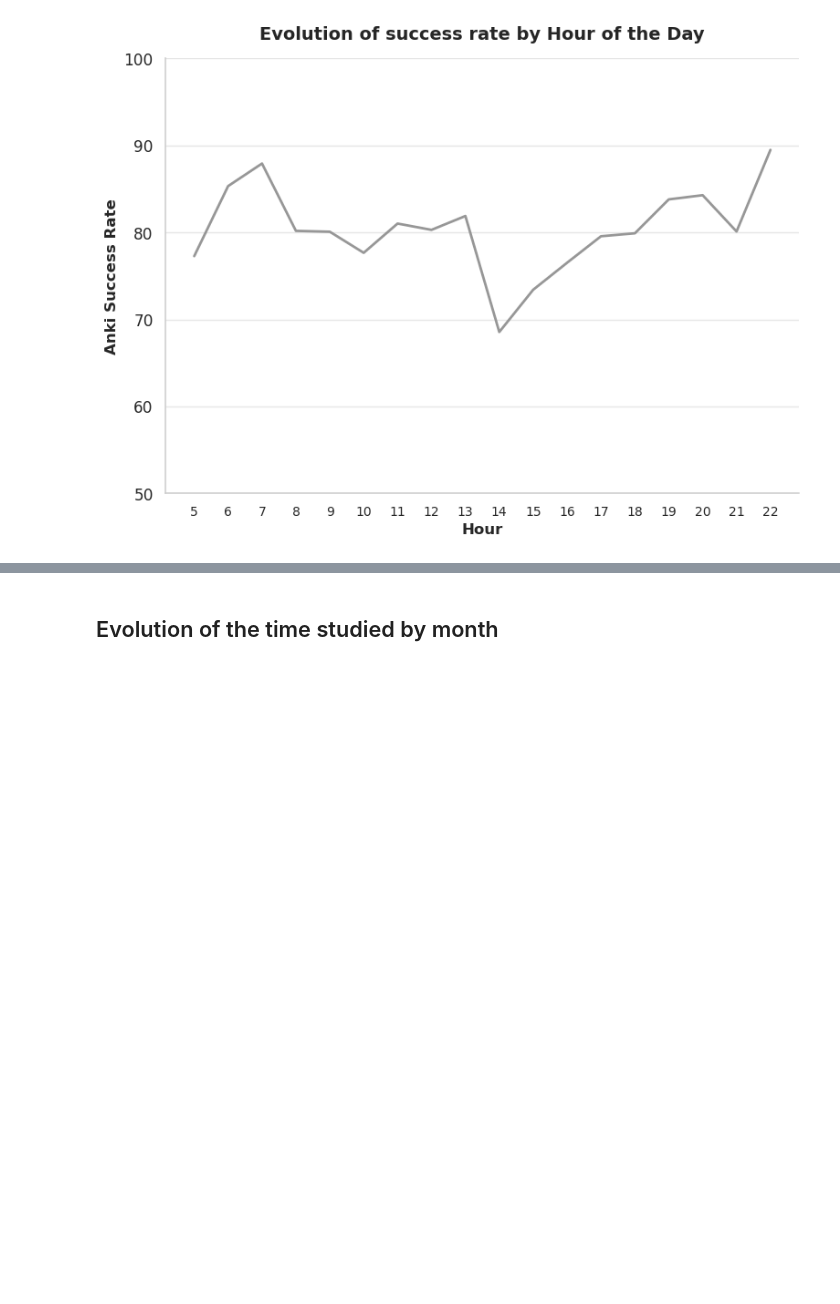
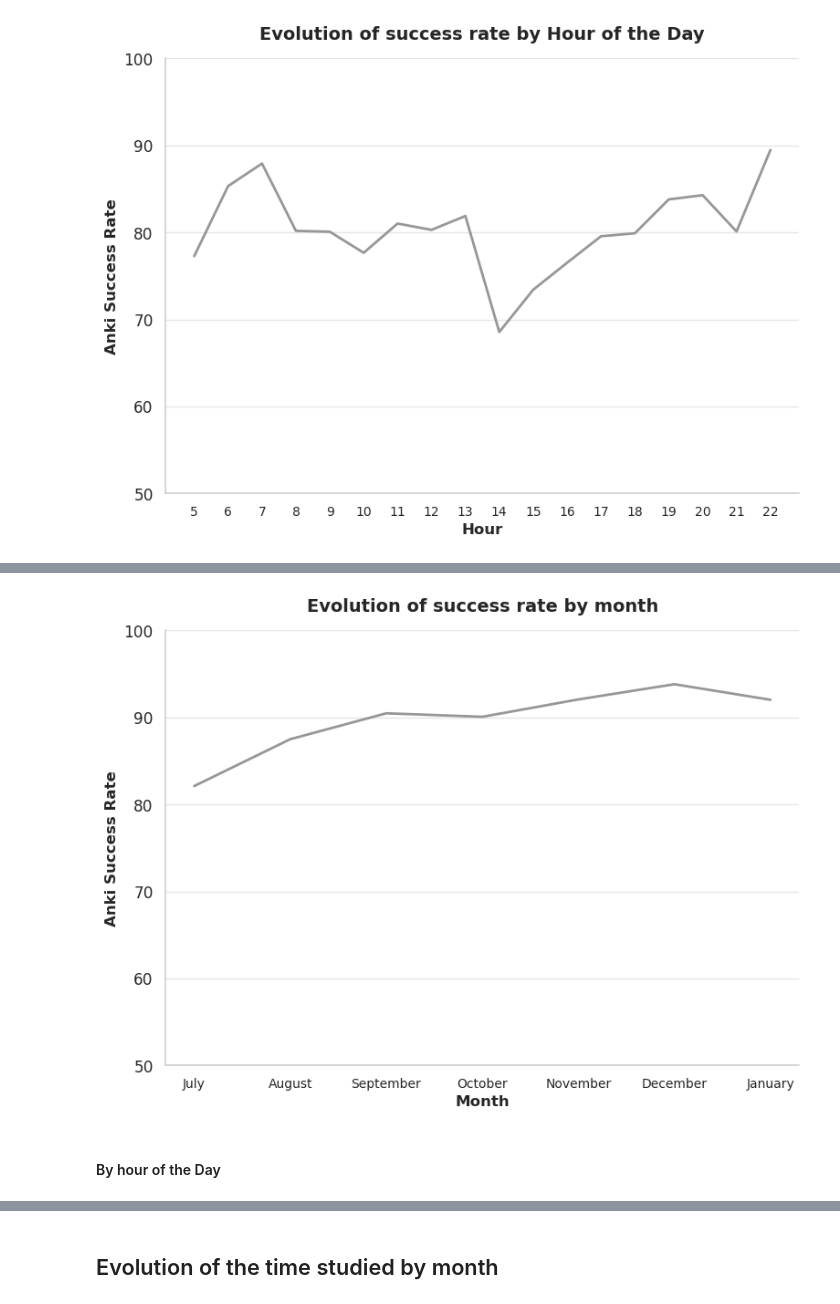
Before and after one commit to Oddman43/BIR_EDA, a Jupyter notebook: notebooks/data_analysis.ipynb, the cells around one changed output, grey strips where cells are left out. Drawn from its saved outputs; the diff is of its cells as text; code cells hidden in the pictures; blank space fills up the shorter version.

Commit message:
added exam questions analysis

```diff
--- a/notebooks/data_analysis.ipynb
+++ b/notebooks/data_analysis.ipynb
@@ -968,0 +971,15 @@ plt.show()
+# %%
+exam_mask = anki_copy["deck"].str.contains("02_exam")
+anki_exam = anki_copy[exam_mask]
+anki_exam = anki_exam[["card_id","tags_list", "pressed", "date_reviewed", "date_day", "review_time_seconds"]]
+anki_exam["pressed"] = anki_exam["pressed"].map({
+    1: 0,
+    2: 0.5,
+    3: 1,
+    4: 1.25
+})
+anki_exam["month"] = anki_exam["date_reviewed"].dt.month_name()
+anki_exam["hour"] = anki_exam["date_reviewed"].dt.hour
+anki_exam["month"] = pd.Categorical(anki_exam["month"], categories=order, ordered=True)
+anki_exam = anki_exam.dropna(subset=["pressed"]).reset_index(drop=True)
+anki_exam.info()
@@ -968,0 +1004,5 @@ plt.show()
+# %%
+anki_exam_sr_m = anki_exam.copy()
+anki_exam_sr_m = anki_exam_sr_m.groupby(["month"], observed=True, as_index=False)["pressed"].mean()
+anki_exam_sr_m["pressed"] = anki_exam_sr_m["pressed"] *100
+anki_exam_sr_m.info()
@@ -968,0 +1019,25 @@ plt.show()
+# %%
+plt.figure(figsize=(8, 6))
+ax = sns.lineplot(
+        data=anki_exam_sr_m,
+        x="month",
+        y="pressed",
+        linewidth=2,
+        color = "#919191F1"
+)
+
+ax.set_xlabel("Month", fontsize=12)
+ax.set_ylabel("Anki Success Rate", fontsize=12)
+ax.set_title("Evolution of success rate by month", fontsize=14, weight="bold", pad= 15)
+ax.spines["top"].set_visible(False)
+ax.spines["right"].set_visible(False)
+ax.spines["left"].set_color("0.8")
+ax.spines["bottom"].set_color("0.8")
+ax.grid(axis="y", color="0.9", linewidth=1)
+ax.grid(axis="x", visible=False)
+ax.tick_params(axis='x', labelsize=10)
+ax.set_ylim(50, 100)
+plt.tight_layout()
+plt.savefig("../images/lineplot_evolution_anki_exam_global_success_rate.png", dpi=300, bbox_inches="tight")
+plt.show()
+# %% [output]
@@ -968,0 +1046,3 @@ plt.show()
+[figure, added]
+# %% [markdown]
+#### By hour of the Day
```
Also changed, not shown: parts of 8 cells of this notebook, 2 other files.
